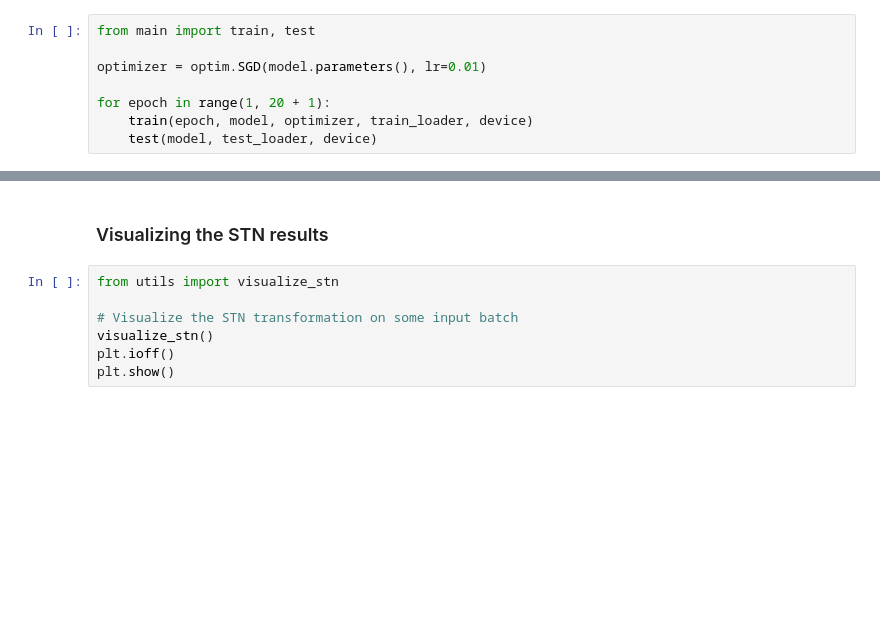
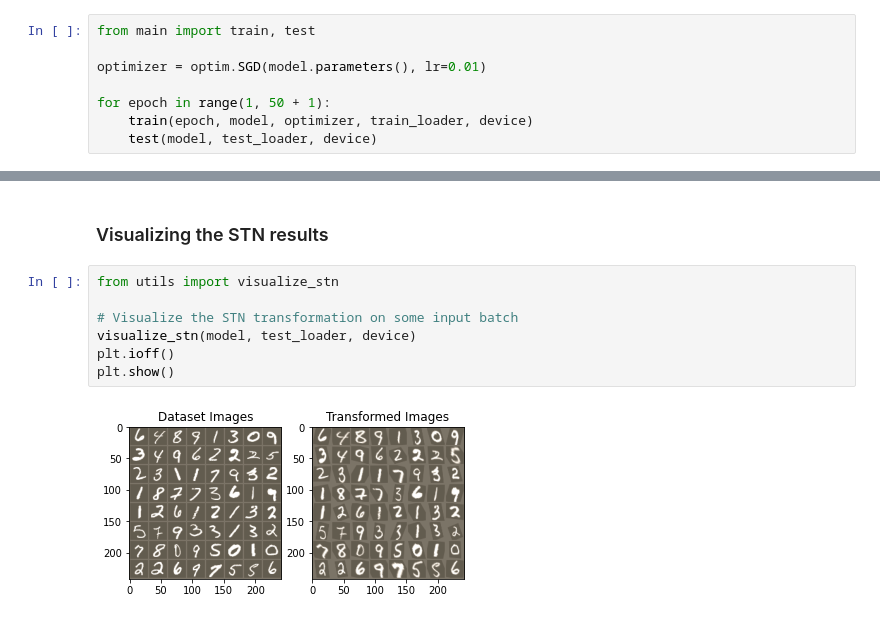
Before and after one commit to reubenwenisch/Transformer, a Jupyter notebook: spacial_transformer.ipynb, the cells around one changed output, grey strips where cells are left out. Cells and saved outputs as stored; diff of their text form; blank space fills up the shorter version.

```diff
--- a/spacial_transformer.ipynb
+++ b/spacial_transformer.ipynb
@@ -46,6 +59,6 @@ from main import train, test
 
 optimizer = optim.SGD(model.parameters(), lr=0.01)
 
-for epoch in range(1, 20 + 1):
+for epoch in range(1, 50 + 1):
     train(epoch, model, optimizer, train_loader, device)
     test(model, test_loader, device)
@@ -54,7 +87,9 @@ for epoch in range(1, 20 + 1):
 # %%
 from utils import visualize_stn
 
 # Visualize the STN transformation on some input batch
-visualize_stn()
+visualize_stn(model, test_loader, device)
 plt.ioff()
 plt.show()
+# %% [output]
+[figure, added]
```
Also changed, not shown: parts of 5 cells of this notebook.
